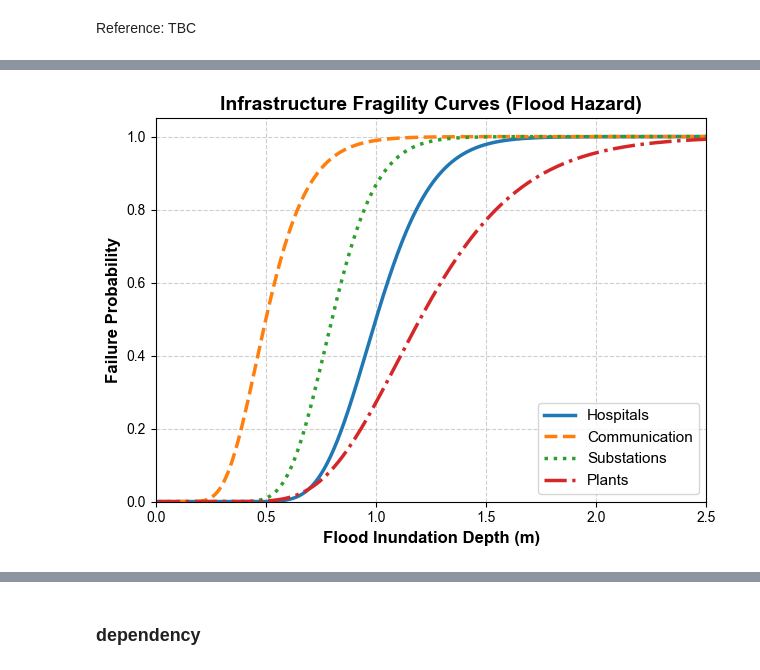
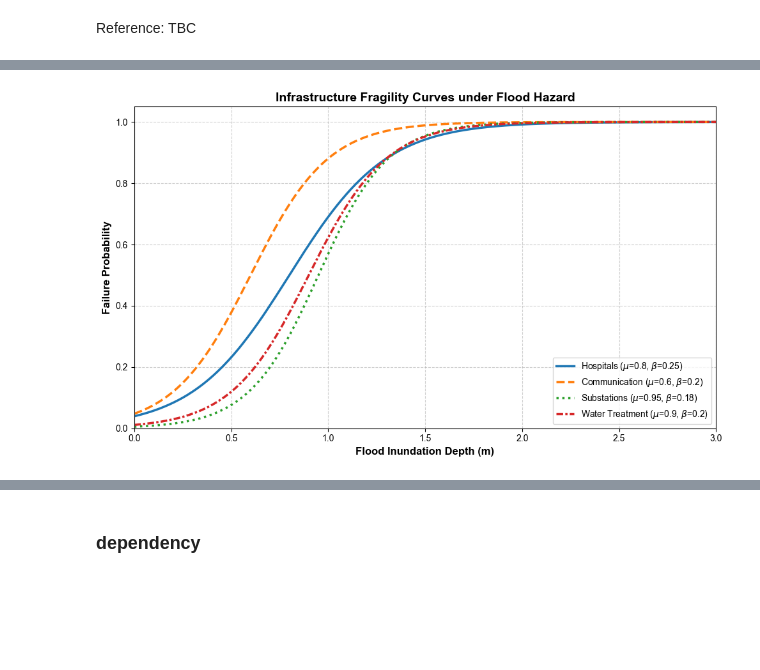
Before and after one commit to Sealxuyh/HCI-nexus, a Jupyter notebook: code/HCI_DBN.ipynb, the cells around one changed output, grey strips where cells are left out. Drawn from its saved outputs; the diff is of its cells as text; code cells hidden in the pictures; blank space fills up the shorter version.

```diff
--- a/code/HCI_DBN.ipynb
+++ b/code/HCI_DBN.ipynb
@@ -1502,0 +1676,18 @@ plt.show()
+# %%
+count = 0
+for idx, row in hospital_water_df.iterrows():
+    u = row['source'] # Water
+    v = row['target'] # Hospital
+
+    # Check if all the nodes are in G
+    if u in G and v in G:
+        G.add_edge(
+            u, v,
+            edge_type=row['edge_type'] # 'hospital_access'
+        )
+        count += 1
+    else:
+        print(f"Warning: cannot connect {u} -> {v}")
+
+print(f"Have added {count} edges")
+print(f"Hospital + Power + Comm + Water network: {len(G.nodes)} nodes, {len(G.edges)} edges")
@@ -2855,6 +3088,6 @@ df_nodes[ordered_cols].describe().T.round(4)
 # %%
 h = "Hosp_0"
-G_hosp = get_upstream_subgraph(G, h, depth=10)
+G_hosp = get_upstream_subgraph(G, h, depth=15)
 
 nodes_to_remove = list(G_hosp.nodes())
 G_minus_hosp = G.copy()
@@ -2956,35 +3434,44 @@ G_hosp.number_of_edges()
 # %%
-from scipy.stats import norm
+import numpy as np
+import matplotlib.pyplot as plt
 
-def fragility_curve(h, mu, sigma):
-    with np.errstate(divide='ignore', invalid='ignore'):
-        p_failure = norm.cdf(np.log(h / mu) / sigma)
-    p_failure[h <= 0] = 0
-    return p_failure
+def fragility(depth, mu, beta):
+    """Logistic flood fragility function."""
+    return 1.0 / (1.0 + np.exp(-(depth - mu) / beta))
 
 # Flood depth range (m)
-h = np.linspace(0.01, 2.5, 500)
+h = np.linspace(0.0, 3.0, 500)
 
+# (mu, beta, line style)
 nodes_fragility = {
-    'Hospitals': (1.0, 0.2, '-'),
-    'Communication': (0.5, 0.3, '--'),
-    'Substations': (0.8, 0.2, ':'),
-    'Plants': (1.2, 0.3, '-.')
+    'Hospitals':        (0.80, 0.25, '-'),
+    'Communication':    (0.60, 0.20, '--'),
+    'Substations':      (0.95, 0.18, ':'),
+    # 'Plants':           (1.20, 0.25, '-.'),
+    'Water Treatment':  (0.90, 0.20, (0, (3, 1, 1, 1))),
+    # 'Road junctions':   (0.45, 0.10, (0, (5, 2)))
 }
 
-for label, (mu, sigma, style) in nodes_fragility.items():
-    plt.plot(h, fragility_curve(h, mu, sigma),
-             label=label, linewidth=2.5, linestyle=style)
+plt.figure(figsize=(10, 6))
+
+for label, (mu, beta, style) in nodes_fragility.items():
+    plt.plot(
+        h,
+        fragility(h, mu, beta),
+        label=f'{label} ($\\mu$={mu}, $\\beta$={beta})',
+        linewidth=2.5,
+        linestyle=style
+    )
 
 plt.xlabel('Flood Inundation Depth (m)', fontweight='bold', fontsize=12)
 plt.ylabel('Failure Probability', fontweight='bold', fontsize=12)
-plt.title('Infrastructure Fragility Curves (Flood Hazard)', fontweight='bold', fontsize=14)
-plt.xlim(0, 2.5)
+plt.title('Infrastructure Fragility Curves under Flood Hazard', fontweight='bold', fontsize=14)
+plt.xlim(0, 3.0)
 plt.ylim(0, 1.05)
 plt.grid(True, linestyle='--', alpha=0.6)
-plt.legend(frameon=True, loc='lower right', fontsize=11)
-
+plt.legend(frameon=True, loc='lower right', fontsize=10)
 plt.tight_layout()
-plt.savefig(r'infrastructure_fragility_curves.png', dpi=300)
+plt.savefig('infrastructure_fragility_curves.png', dpi=300, bbox_inches='tight')
+plt.show()
 # %% [output]
-[figure, old version]
+[figure, new version]
```
Also changed, not shown: parts of 77 cells of this notebook, 2 other files.
